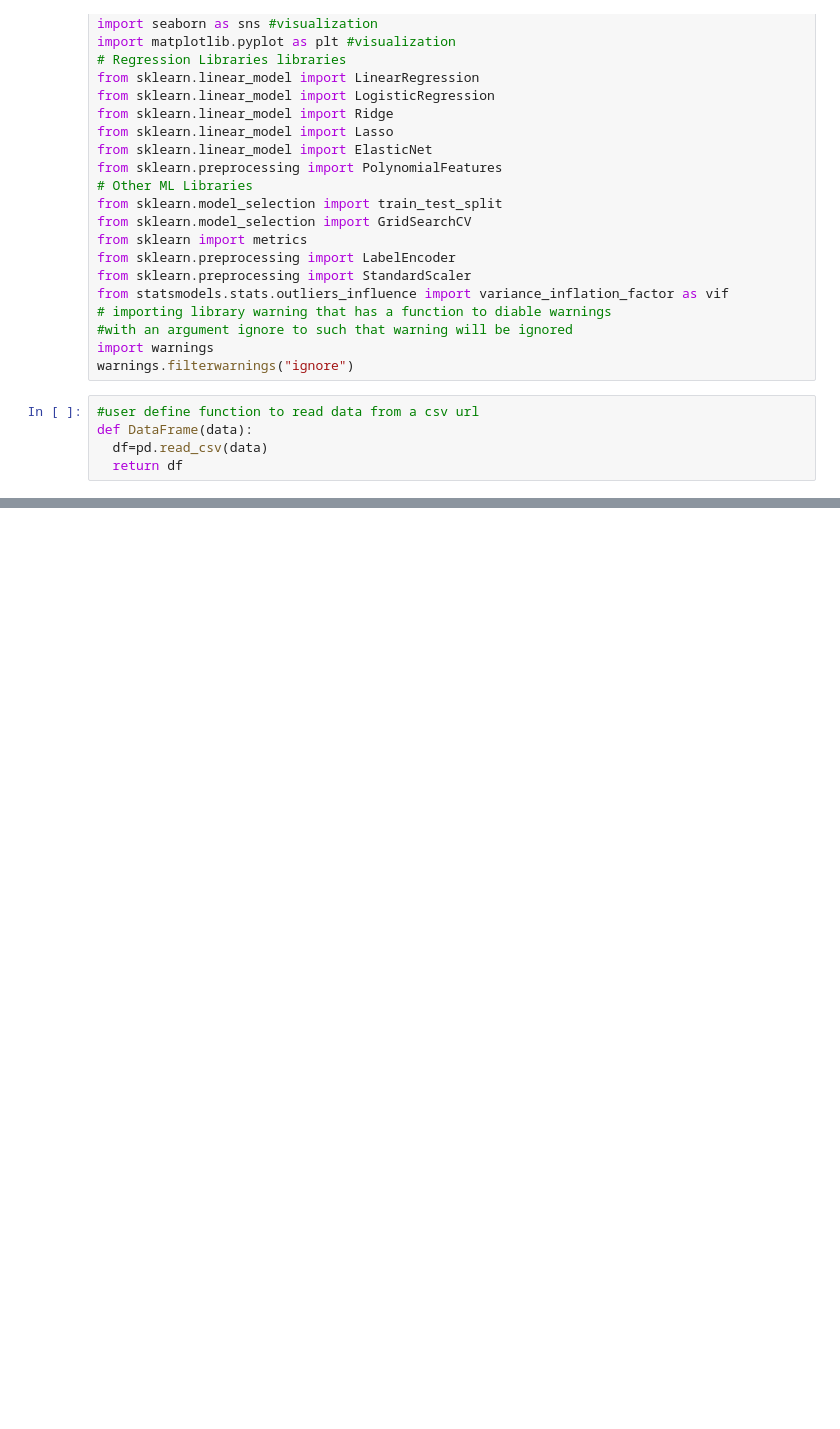
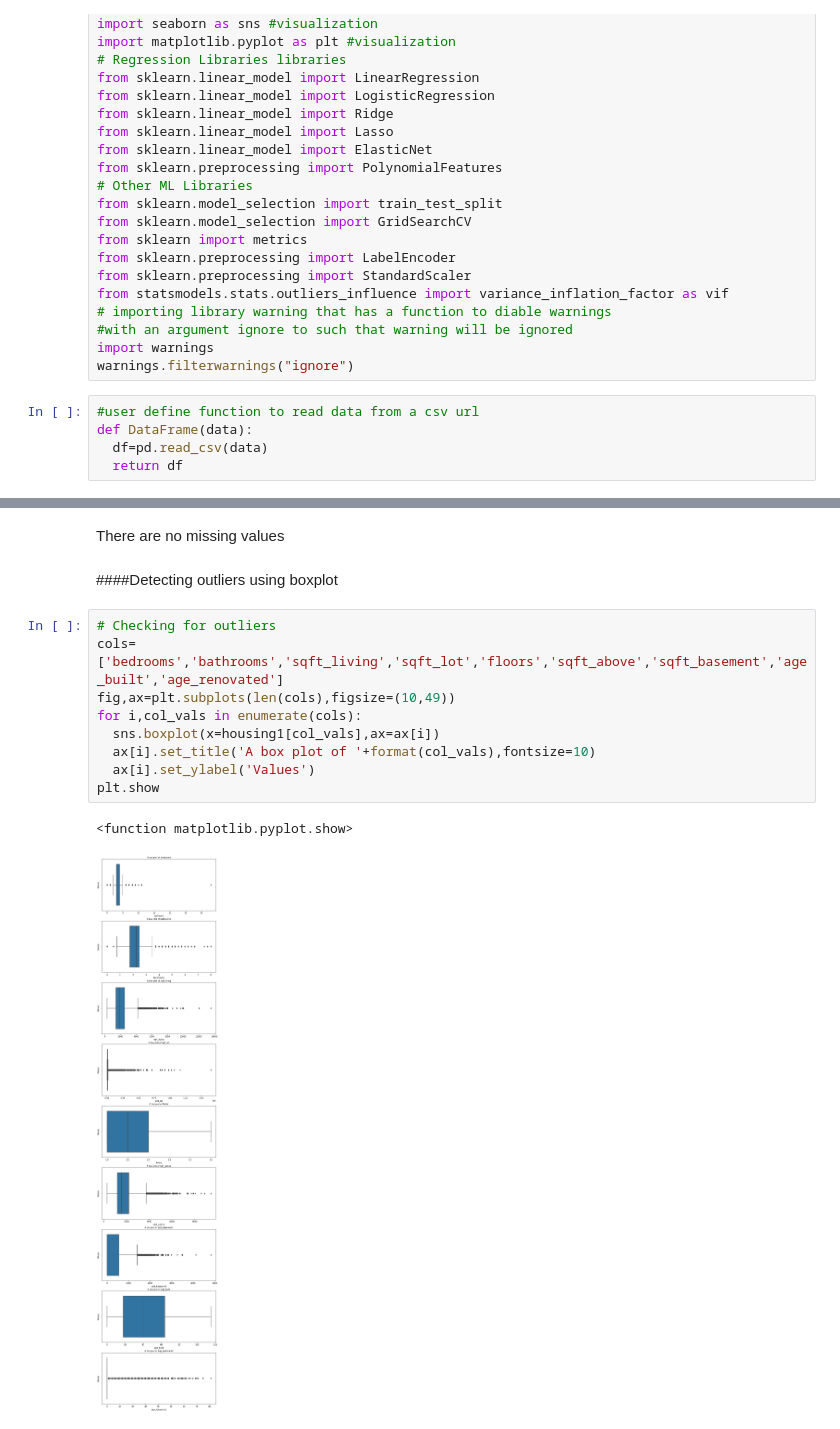
Before and after one commit to kipsangchepesa/Core12_moduleII-IP, a Jupyter notebook: Moringa_Data_Science_core12_ModuleII_W2_Independent_Project_2021_11_Kipsang_Nicholas_Machine_Learning_.ipynb, the cells around one changed output, grey strips where cells are left out. Cells and saved outputs as stored; diff of their text form; blank space fills up the shorter version.

```diff
--- a/Moringa_Data_Science_core12_ModuleII_W2_Independent_Project_2021_11_Kipsang_Nicholas_Machine_Learning_.ipynb
+++ b/Moringa_Data_Science_core12_ModuleII_W2_Independent_Project_2021_11_Kipsang_Nicholas_Machine_Learning_.ipynb
@@ -84,0 +232,16 @@ housing
+# %% [markdown]
+There are no missing values
+# %% [markdown]
+####Detecting outliers using boxplot
+# %%
+# Checking for outliers
+cols=['bedrooms','bathrooms','sqft_living','sqft_lot','floors','sqft_above','sqft_basement','age_built','age_renovated']
+fig,ax=plt.subplots(len(cols),figsize=(10,49))
+for i,col_vals in enumerate(cols):
+  sns.boxplot(x=housing1[col_vals],ax=ax[i])
+  ax[i].set_title('A box plot of '+format(col_vals),fontsize=10)
+  ax[i].set_ylabel('Values')
+plt.show
+# %% [output]
+<function matplotlib.pyplot.show>
+[figure, added]
```
Also changed, not shown: parts of 18 cells of this notebook.
